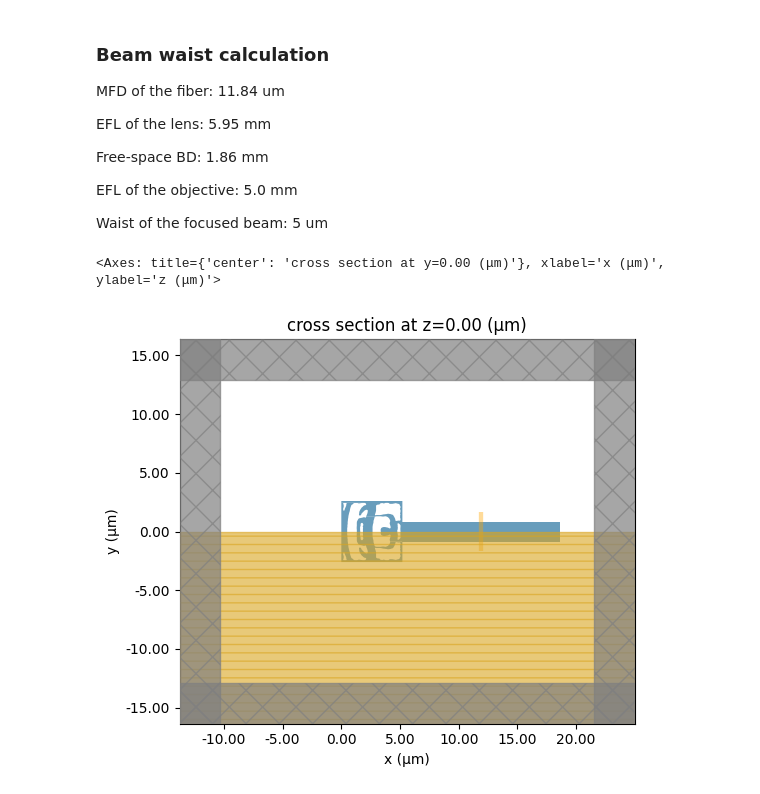
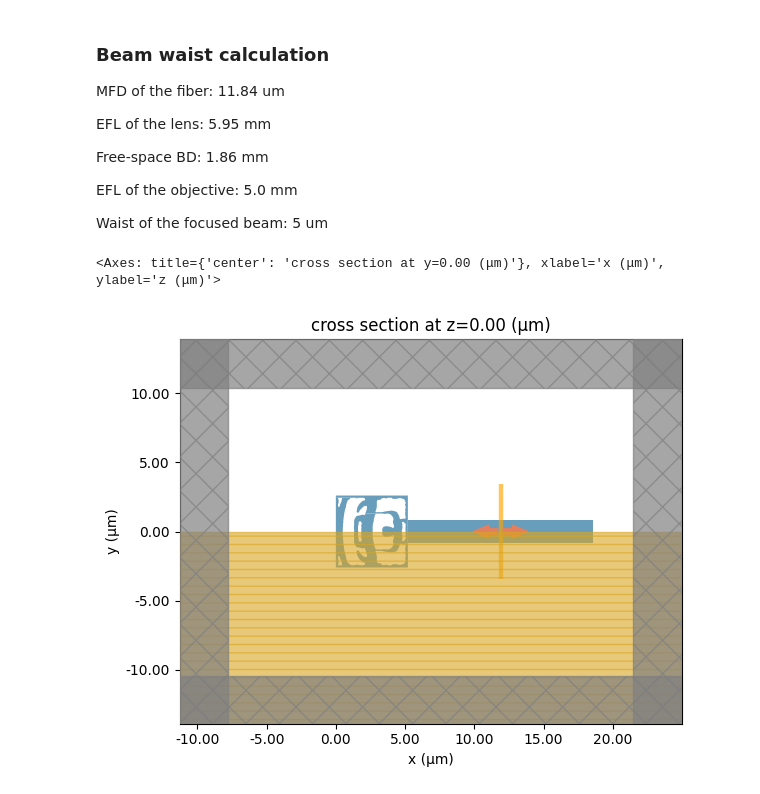
Before and after one commit to MolaBird/sim-tantala_grating_coupler, a Jupyter notebook: main.ipynb, the cells around one changed output. Cells and saved outputs as stored; diff of their text form; code cells hidden in the pictures.

Commit message:
corrected normalization

```diff
--- a/main.ipynb
+++ b/main.ipynb
@@ -89,67 +89,35 @@ def initSources():
 def initMonitors():
     global TDMonitors
 
-    # name = 'input_field'
-    # TDMonitors.append(
-    #     td.ModeMonitor(
-    #         center=MonIn_Center,
-    #         size=MonIn_Size,
-    #         freqs=[Freq0],
-    #         mode_spec=td.ModeSpec(num_modes=1),
-    #         name=name,
-    #     )
-    # )
-
-    # name = 'output_field'
-    # TDMonitors.append(
-    #     td.ModeMonitor(
-    #         center=MonOut_Center,
-    #         size=MonOut_Size,
-    #         freqs=[Freq0],
-    #         mode_spec=td.ModeSpec(num_modes=1),
-    #         name=name,
-    #     )
-    # )
-
-    # name = 'cross_section_z'
-    # TDMonitors.append(
-    #     td.FieldMonitor(
-    #         center=MonCroSecZ_Center,
-    #         size=MonCroSecZ_Size,
-    #         freqs=[Freq0],
-    #         name=name,
-    #     )
-    # )
-
-    # name = 'cross_section_x'
-    # TDMonitors.append(
-    #     td.FieldMonitor(
-    #         center=MonCroSecX_Center,
-    #         size=MonCroSecX_Size,
-    #         freqs=[Freq0],
-    #         name=name,
-    #     )
-    # )
-
-    name = "flux_in"
+    name = 'output_field'
     TDMonitors.append(
-        td.FluxMonitor(
-            center=MonIn_Center,
-            size=MonIn_Size,
-            freqs=[Freq0],
+        td.ModeMonitor(
+            center=MonOut_Center,
+            size=MonOut_Size,
+            freqs=MonOut_Freqs.tolist(),
+            mode_spec=td.ModeSpec(num_modes=1, target_neff=Tantala_n),
+            store_fields_direction='+',
             name=name,
-            normal_dir='-'
         )
     )
 
-    name = "flux_out"
+    name = 'cross_section_z'
     TDMonitors.append(
-        td.FluxMonitor(
-            center=MonOut_Center,
-            size=MonOut_Size,
+        td.FieldMonitor(
+            center=MonCroSecZ_Center,
+            size=MonCroSecZ_Size,
             freqs=[Freq0],
             name=name,
-            normal_dir='+'
+        )
+    )
+
+    name = 'cross_section_x'
+    TDMonitors.append(
+        td.FieldMonitor(
+            center=MonCroSecX_Center,
+            size=MonCroSecX_Size,
+            freqs=[Freq0],
+            name=name,
         )
     )
 
@@ -179,6 +147,7 @@ def initSim():
         symmetry=Symmetry,
         run_time=RunTime,
         shutoff=1e-5,
+        normalize_index=0
     )
     return TDSim
 
@@ -195,7 +164,8 @@ FreqRange = None                    # frequency range
 
 initFreqParams()
 
-TDMaterial = td.Medium.from_nk(n=2.036, k=0, freq=Freq0)  # 2.0124
+Tantala_n = 2.036
+TDMaterial = td.Medium.from_nk(n=Tantala_n, k=0, freq=Freq0)  # 2.0124
 
 #======================================================================
 GDS_fp = './grating_coupler.gds'
@@ -216,8 +186,8 @@ initStructs()
 
 #======================================================================
 BeamWaist = 5
-BeamDistance = 4
-BeamSize = (4*BeamWaist, 4*BeamWaist, 0)
+BeamDistance = 2
+BeamSize = (3*BeamWaist, 3*BeamWaist, 0)
 BeamCenter = (ORIGIN_X, ORIGIN_Y, ORIGIN_Z+BeamDistance)
 BeamTiltDeg = 0
 
@@ -228,32 +198,33 @@ initSources()
 MonIn_Center = (ORIGIN_X, ORIGIN_Y, ORIGIN_Z+3.5)
 MonIn_Size = (2*BeamWaist,2*BeamWaist,0)
 
 MonOut_Center = (CouplerSize+WaveguideLength/2, ORIGIN_Y, ORIGIN_Z)
-MonOut_Size = (0,WaveguideWidth*2,Thickness*2)
+MonOut_Size = (0,WaveguideWidth*4,Thickness*4)
+MonOut_Freqs = np.linspace(-FreqBandWidth*2, FreqBandWidth*2, 50) + Freq0
 
 MonCroSecZ_Center = ((CouplerSize+WaveguideLength)/2, ORIGIN_Y, ORIGIN_Z+Thickness/1.9)
 MonCroSecZ_Size = (CouplerSize+WaveguideLength, CouplerSize, 0)
 
 MonCroSecX_Center = MonOut_Center
 MonCroSecX_Size = MonOut_Size
 
 TDMonitors = []
 initMonitors()
 
 #======================================================================
 SimPadding_L = Wvl0 * 2
 SimPadding_W = Wvl0 * 2
 SimPadding_H = Wvl0 * 2
 # SimSize = (Sim_L, Sim_W, Sim_H)  # simulation domain size
 
 Symmetry = (0, -1, 0)               # parity of field about 3 planes
 GridStepsPerWvl = 10                # spatial grid step of simulation in wavelength
 RunTime = 1000 * C_fs
 
 TDSim = None
 initSim()
 TDSim.plot(z=0)
 TDSim.plot(y=0)
 # %% [output]
 <Axes: title={'center': 'cross section at y=0.00 (μm)'}, xlabel='x (μm)', ylabel='z (μm)'>
-[figure, old version]
+[figure, new version]
```
Also changed, not shown: parts of 9 cells of this notebook, 3 other files.
